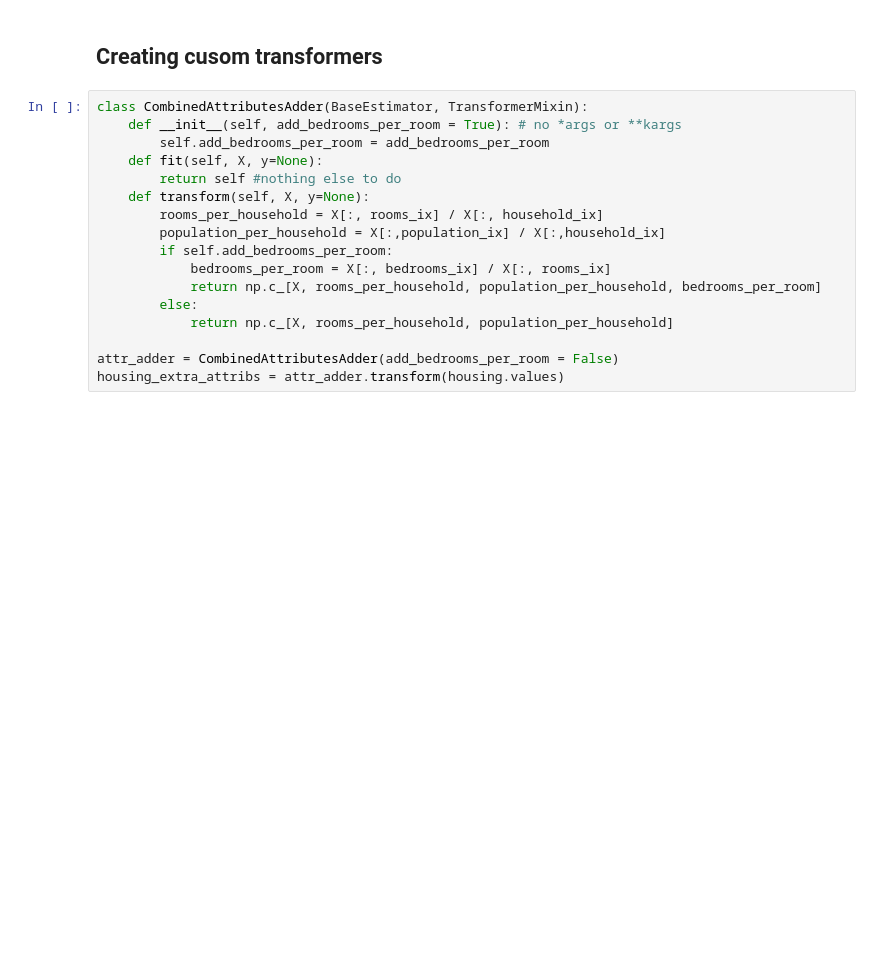
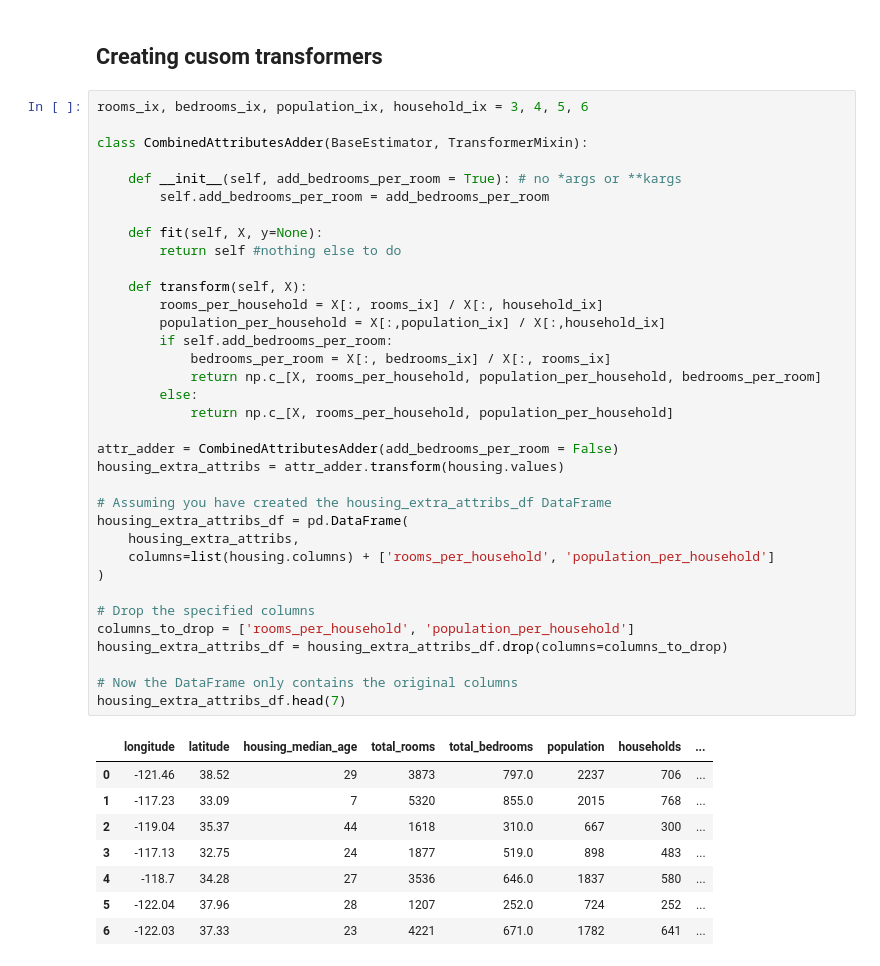
Before and after one commit to wendy-wej/california-house-price-prediction, a Jupyter notebook: California House Pricing Prediction.ipynb, the cells around one changed output. Drawn from its saved outputs; the diff is of its cells as text; blank space fills up the shorter version.

```diff
--- a/California House Pricing Prediction.ipynb
+++ b/California House Pricing Prediction.ipynb
@@ -322,19 +343,46 @@ rooms_ix, bedrooms_ix, population_ix, household_ix = 3, 4, 5, 6
 # %% [markdown]
 ## Creating cusom transformers
 # %%
+rooms_ix, bedrooms_ix, population_ix, household_ix = 3, 4, 5, 6
+
 class CombinedAttributesAdder(BaseEstimator, TransformerMixin):
+
     def __init__(self, add_bedrooms_per_room = True): # no *args or **kargs
         self.add_bedrooms_per_room = add_bedrooms_per_room
+
     def fit(self, X, y=None):
         return self #nothing else to do
-    def transform(self, X, y=None):
+
+    def transform(self, X):
         rooms_per_household = X[:, rooms_ix] / X[:, household_ix]
         population_per_household = X[:,population_ix] / X[:,household_ix]
         if self.add_bedrooms_per_room:
             bedrooms_per_room = X[:, bedrooms_ix] / X[:, rooms_ix]
             return np.c_[X, rooms_per_household, population_per_household, bedrooms_per_room]
         else:
             return np.c_[X, rooms_per_household, population_per_household]
 
 attr_adder = CombinedAttributesAdder(add_bedrooms_per_room = False)
 housing_extra_attribs = attr_adder.transform(housing.values)
+
+# Assuming you have created the housing_extra_attribs_df DataFrame
+housing_extra_attribs_df = pd.DataFrame(
+    housing_extra_attribs,
+    columns=list(housing.columns) + ['rooms_per_household', 'population_per_household']
+)
+
+# Drop the specified columns
+columns_to_drop = ['rooms_per_household', 'population_per_household']
+housing_extra_attribs_df = housing_extra_attribs_df.drop(columns=columns_to_drop)
+
+# Now the DataFrame only contains the original columns
+housing_extra_attribs_df.head(7)
+# %% [output]
+|  | longitude | latitude | housing_median_age | total_rooms | total_bedrooms | population | households | ... |
+| 0 | -121.46 | 38.52 | 29 | 3873 | 797.0 | 2237 | 706 | ... |
+| 1 | -117.23 | 33.09 | 7 | 5320 | 855.0 | 2015 | 768 | ... |
+| 2 | -119.04 | 35.37 | 44 | 1618 | 310.0 | 667 | 300 | ... |
+| 3 | -117.13 | 32.75 | 24 | 1877 | 519.0 | 898 | 483 | ... |
+| 4 | -118.7 | 34.28 | 27 | 3536 | 646.0 | 1837 | 580 | ... |
+| 5 | -122.04 | 37.96 | 28 | 1207 | 252.0 | 724 | 252 | ... |
+| 6 | -122.03 | 37.33 | 23 | 4221 | 671.0 | 1782 | 641 | ... |
```
Also changed, not shown: parts of 5 cells of this notebook.
